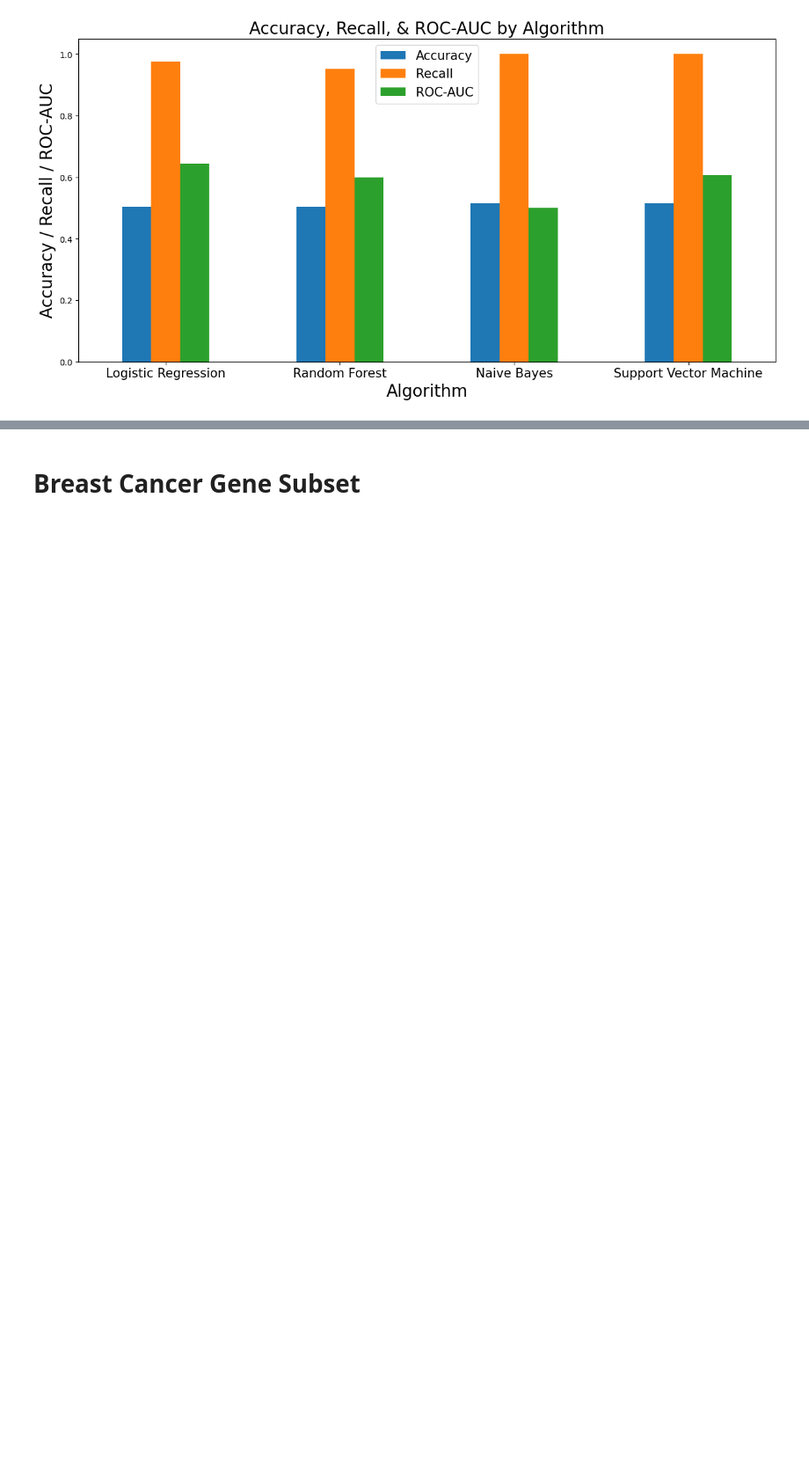
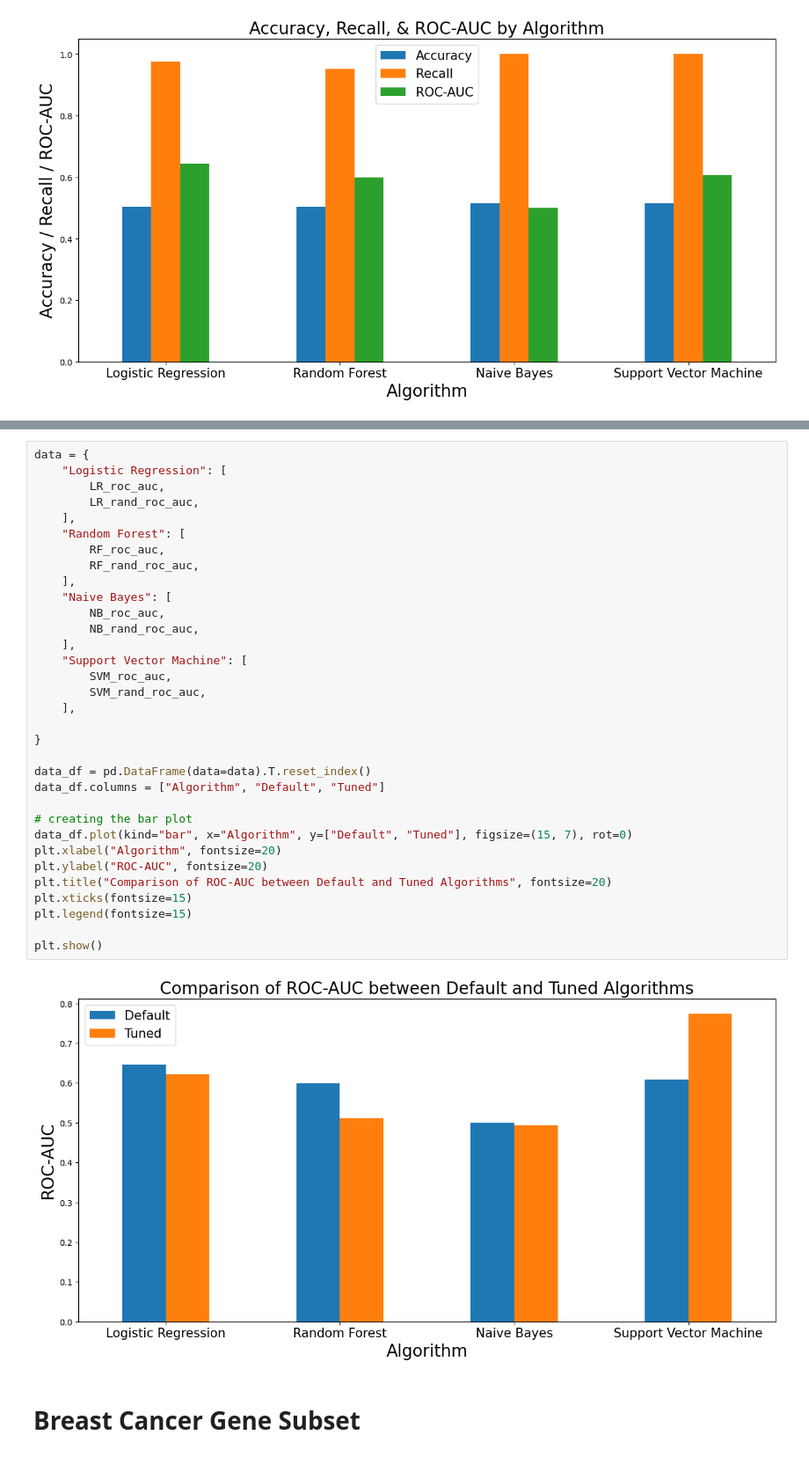
Before and after one commit to sas062/beng203_breast_cancer_recurrence_classifier, a Jupyter notebook: breast_cancer_classifier.ipynb, the cells around one changed output, grey strips where cells are left out. Shown at 88% size. Saved outputs shown, nothing was run; the diff lists cells and outputs as text; blank space fills up the shorter version.

```diff
--- a/breast_cancer_classifier.ipynb
+++ b/breast_cancer_classifier.ipynb
@@ -1501,2 +1501,37 @@ plt.show()
+# %%
+data = {
+    "Logistic Regression": [
+        LR_roc_auc,
+        LR_rand_roc_auc,
+    ],
+    "Random Forest": [
+        RF_roc_auc,
+        RF_rand_roc_auc,
+    ],
+    "Naive Bayes": [
+        NB_roc_auc,
+        NB_rand_roc_auc,
+    ],
+    "Support Vector Machine": [
+        SVM_roc_auc,
+        SVM_rand_roc_auc,
+    ],
+
+}
+
+data_df = pd.DataFrame(data=data).T.reset_index()
+data_df.columns = ["Algorithm", "Default", "Tuned"]
+
+# creating the bar plot
+data_df.plot(kind="bar", x="Algorithm", y=["Default", "Tuned"], figsize=(15, 7), rot=0)
+plt.xlabel("Algorithm", fontsize=20)
+plt.ylabel("ROC-AUC", fontsize=20)
+plt.title("Comparison of ROC-AUC between Default and Tuned Algorithms", fontsize=20)
+plt.xticks(fontsize=15)
+plt.legend(fontsize=15)
+
+plt.show()
+# %% [output]
+[figure, added]
 # %% [markdown]
 # Breast Cancer Gene Subset
```
Also changed, not shown: parts of 1 cell of this notebook.
